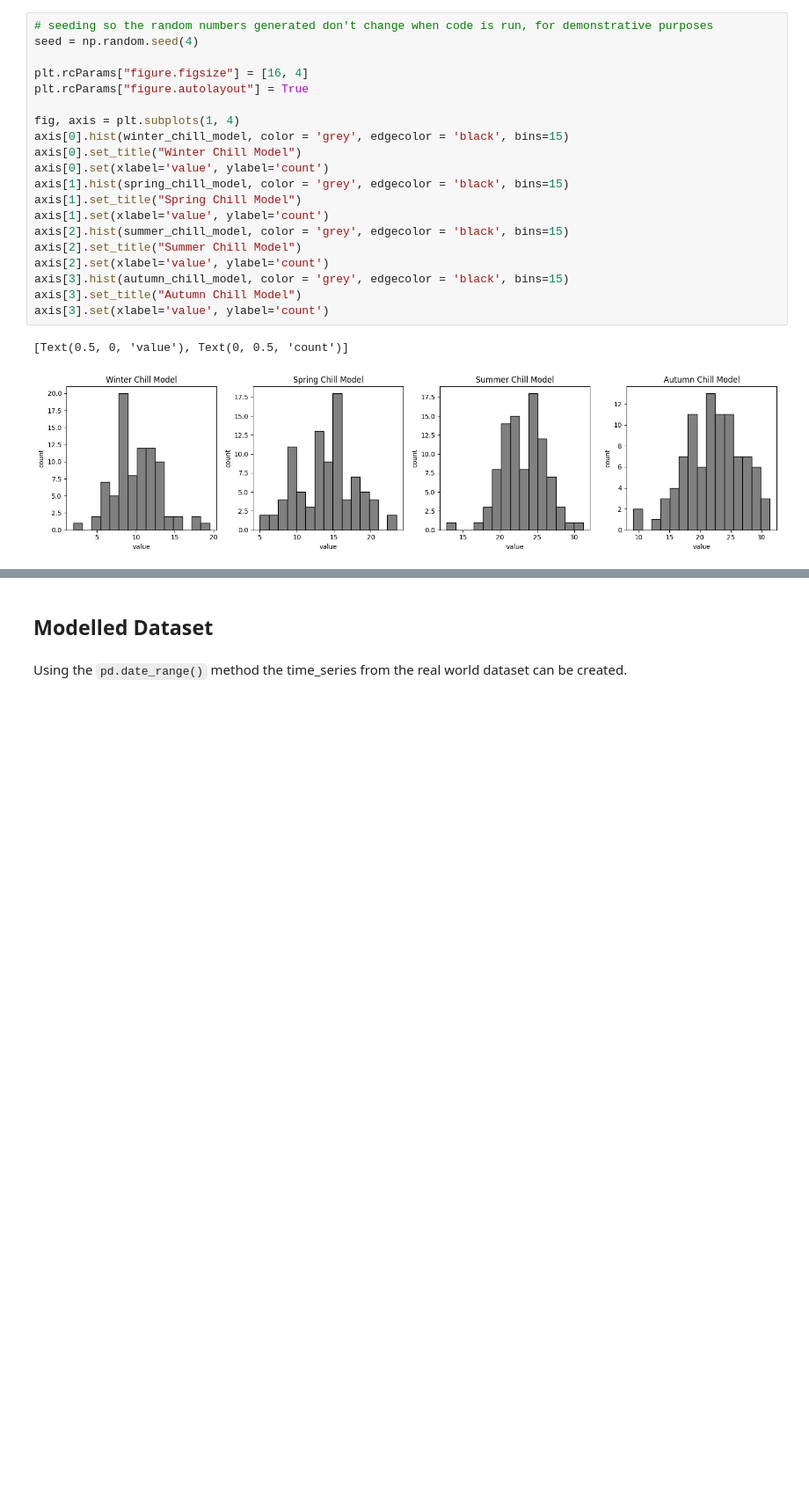
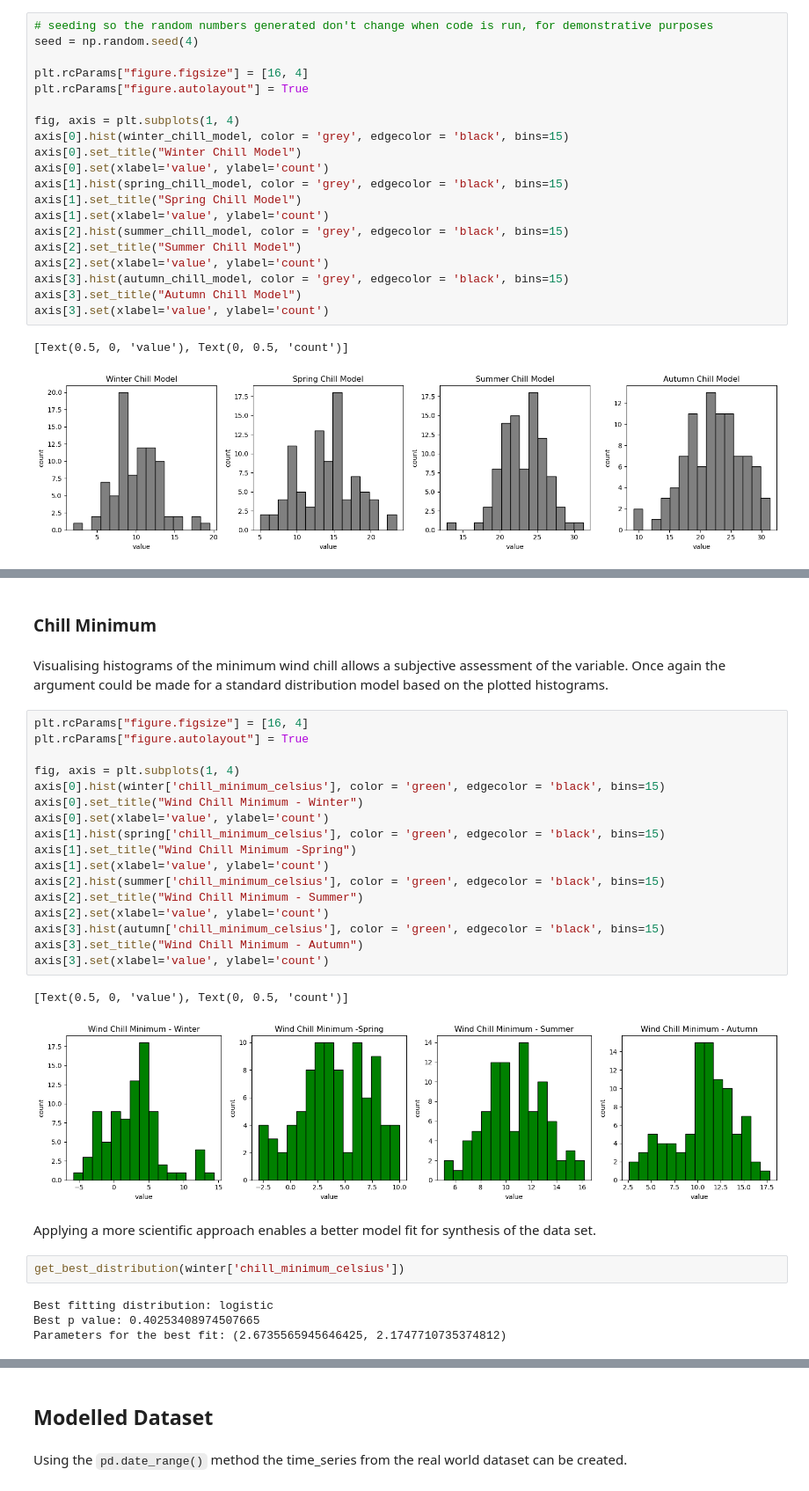
Before and after one commit to humphs078/ProgrammingforDataAnalysisAssignment_1, a Jupyter notebook: submission_notebook.ipynb, the cells around one changed output, grey strips where cells are left out. Shown: that part at 88% size. Saved outputs shown, nothing was run; the diff lists cells and outputs as text; blank space fills up the shorter version.

Commit message:
Update README.md, add journal article and complete more variables in notebook.

```diff
--- a/submission_notebook.ipynb
+++ b/submission_notebook.ipynb
@@ -795,0 +806,32 @@ axis[3].set(xlabel='value', ylabel='count')
+# %% [markdown]
+### Chill Minimum <a id="chill-minimum"></a>
+# %% [markdown]
+Visualising histograms of the minimum wind chill allows a subjective assessment of the variable. Once again the argument could be made for a standard distribution model based on the plotted histograms.
+# %%
+plt.rcParams["figure.figsize"] = [16, 4]
+plt.rcParams["figure.autolayout"] = True
+
+fig, axis = plt.subplots(1, 4)
+axis[0].hist(winter['chill_minimum_celsius'], color = 'green', edgecolor = 'black', bins=15)
+axis[0].set_title("Wind Chill Minimum - Winter")
+axis[0].set(xlabel='value', ylabel='count')
+axis[1].hist(spring['chill_minimum_celsius'], color = 'green', edgecolor = 'black', bins=15)
+axis[1].set_title("Wind Chill Minimum -Spring")
+axis[1].set(xlabel='value', ylabel='count')
+axis[2].hist(summer['chill_minimum_celsius'], color = 'green', edgecolor = 'black', bins=15)
+axis[2].set_title("Wind Chill Minimum - Summer")
+axis[2].set(xlabel='value', ylabel='count')
+axis[3].hist(autumn['chill_minimum_celsius'], color = 'green', edgecolor = 'black', bins=15)
+axis[3].set_title("Wind Chill Minimum - Autumn")
+axis[3].set(xlabel='value', ylabel='count')
+# %% [output]
+[Text(0.5, 0, 'value'), Text(0, 0.5, 'count')]
+[figure, added]
+# %% [markdown]
+Applying a more scientific approach enables a better model fit for synthesis of the data set.
+# %%
+get_best_distribution(winter['chill_minimum_celsius'])
+# %% [output]
+Best fitting distribution: logistic
+Best p value: 0.40253408974507665
+Parameters for the best fit: (2.6735565945646425, 2.1747710735374812)
```
Also changed, not shown: parts of 28 cells of this notebook, 2 other files.
